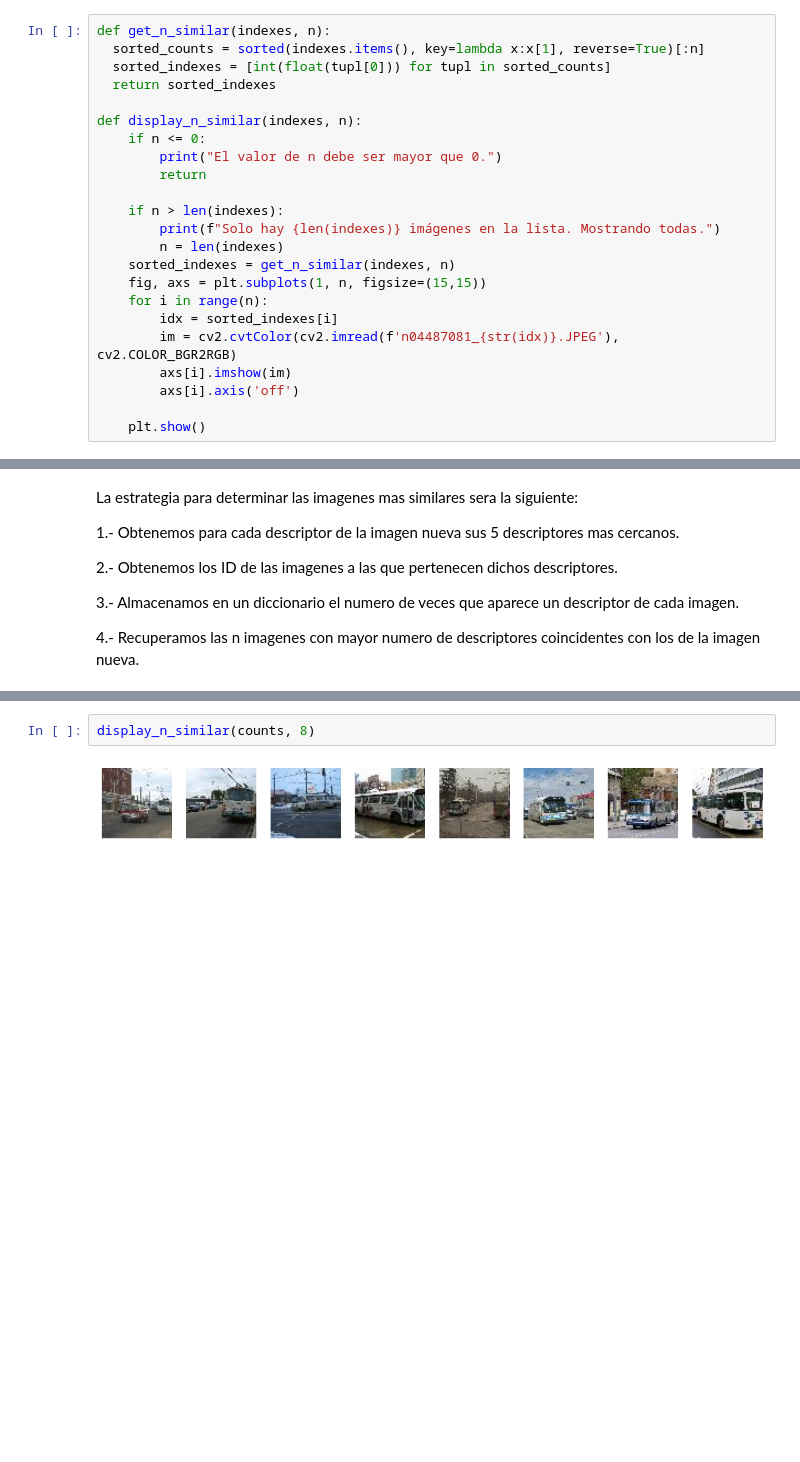
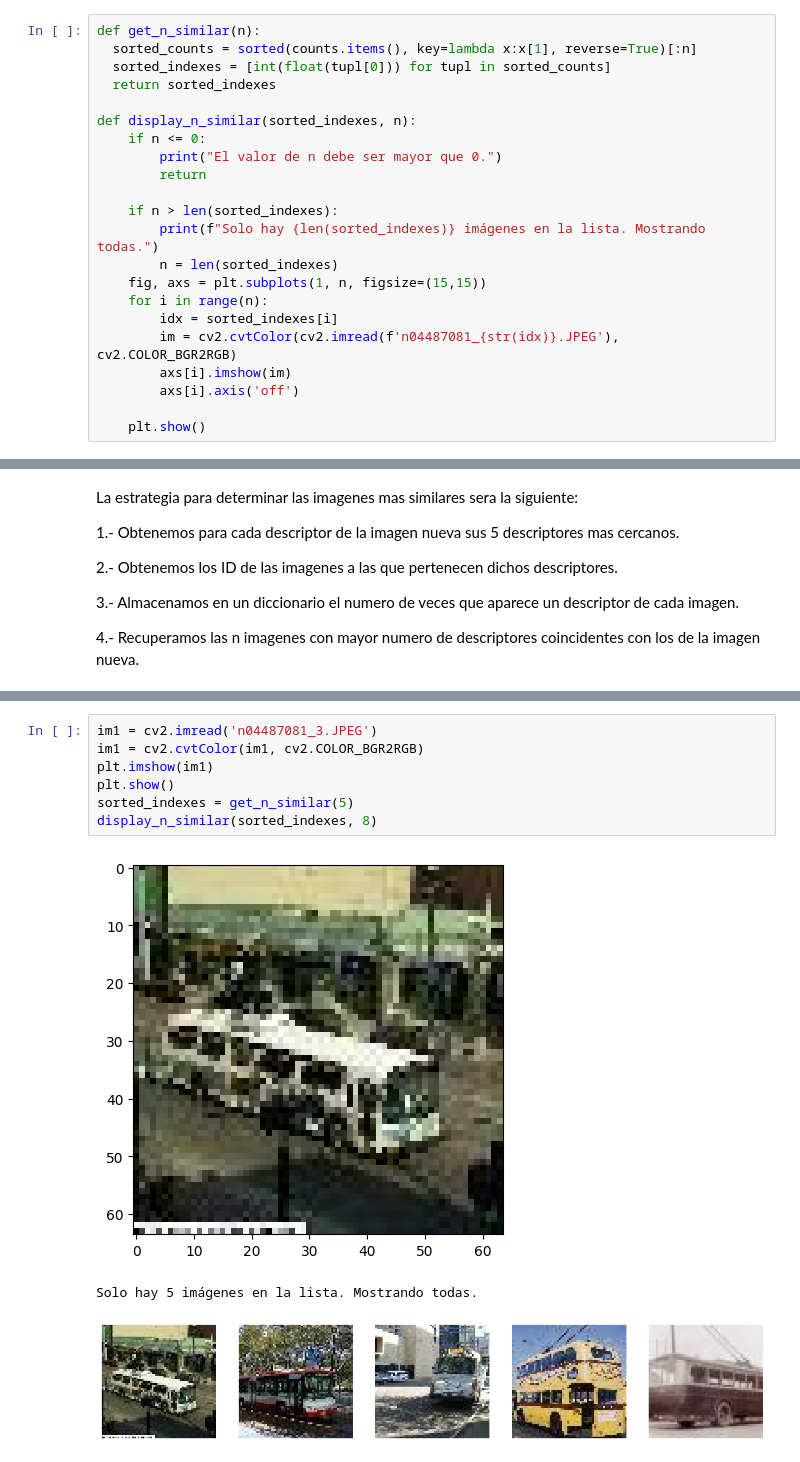
Before and after one commit to MrGG14/CBIR, a Jupyter notebook: CBIR.ipynb, the cells around one changed output, grey strips where cells are left out. Drawn from its saved outputs; the diff is of its cells as text; blank space fills up the shorter version.

```diff
--- a/CBIR.ipynb
+++ b/CBIR.ipynb
@@ -8,20 +10,19 @@ import os
 # %% [markdown]
 Definimos funciones que nos seran utiles posteriormente
 # %%
-def get_n_similar(indexes, n):
-  sorted_counts = sorted(indexes.items(), key=lambda x:x[1], reverse=True)[:n]
+def get_n_similar(n):
+  sorted_counts = sorted(counts.items(), key=lambda x:x[1], reverse=True)[:n]
   sorted_indexes = [int(float(tupl[0])) for tupl in sorted_counts]
   return sorted_indexes
 
-def display_n_similar(indexes, n):
+def display_n_similar(sorted_indexes, n):
     if n <= 0:
         print("El valor de n debe ser mayor que 0.")
         return
 
-    if n > len(indexes):
-        print(f"Solo hay {len(indexes)} imágenes en la lista. Mostrando todas.")
-        n = len(indexes)
-    sorted_indexes = get_n_similar(indexes, n)
+    if n > len(sorted_indexes):
+        print(f"Solo hay {len(sorted_indexes)} imágenes en la lista. Mostrando todas.")
+        n = len(sorted_indexes)
     fig, axs = plt.subplots(1, n, figsize=(15,15))
     for i in range(n):
         idx = sorted_indexes[i]
@@ -104,7 +105,14 @@ for descriptor_i in descriptor:
       counts[id] += 1
     else:
       counts[id] = 1
-# %%
-display_n_similar(counts, 8)
-# %% [output]
-[figure, removed]
+# %%
+im1 = cv2.imread('n04487081_3.JPEG')
+im1 = cv2.cvtColor(im1, cv2.COLOR_BGR2RGB)
+plt.imshow(im1)
+plt.show()
+sorted_indexes = get_n_similar(5)
+display_n_similar(sorted_indexes, 8)
+# %% [output]
+[figure, added]
+Solo hay 5 imágenes en la lista. Mostrando todas.
+[figure, added]
```
Also changed, not shown: parts of 10 cells of this notebook.
